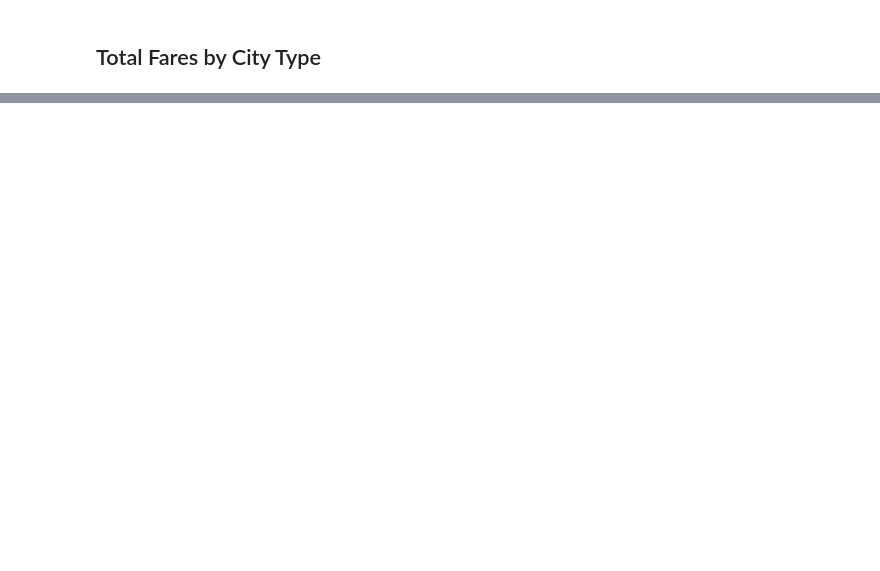
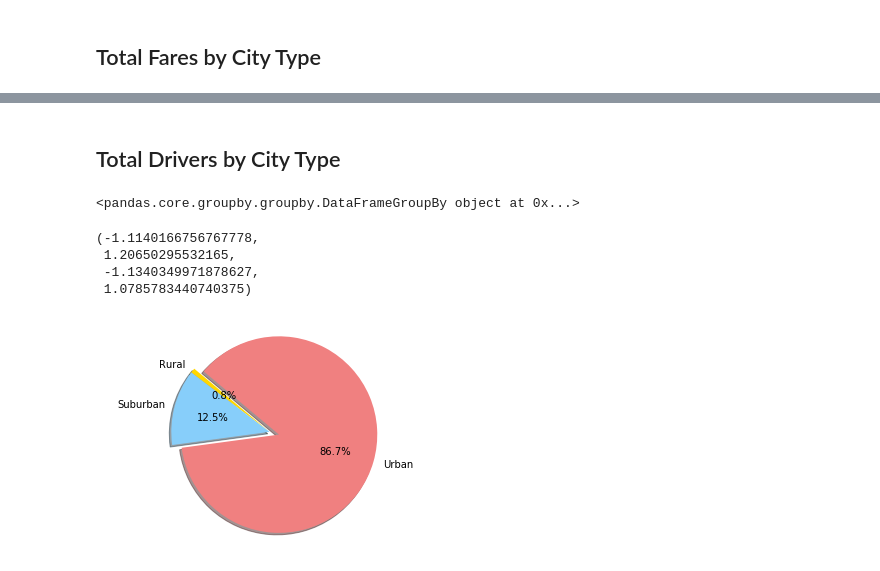
Before and after one commit to licia858/Matplotlib, a Jupyter notebook: Instructions/Pyber/pyber_starter.ipynb, the cells around one changed output, grey strips where cells are left out. Drawn from its saved outputs; the diff is of its cells as text; code cells hidden in the pictures; blank space fills up the shorter version.

```diff
--- a/Instructions/Pyber/pyber_starter.ipynb
+++ b/Instructions/Pyber/pyber_starter.ipynb
@@ -52,3 +143,31 @@ plt.show()
+# %% [markdown]
+## Total Drivers by City Type
+# %%
+# Calculate Driver Percents
+TypeGroup = CombinedCityRide_df.groupby('type')
+print(TypeGroup)
+DriverCount = TypeGroup['driver_count'].sum()
+Driver_df = pd.DataFrame(DriverCount)
+Driver_df
+DriverPrecentage = (DriverCount/TotalDriver*100)
+DriverPrecentage
+
+# Build Pie Chart
+explode = (0,0,0.1)
+colors = ['Gold', 'LightSkyBlue', 'LightCoral']
+labels = Fare_df['type']
+plt.pie(DriverPrecentage, explode=explode, labels=labels, colors=colors,
+        autopct="%1.1f%%", shadow=True, startangle=140)
+plt.axis("equal")
+
+# Save Figure
+# %% [output]
+<pandas.core.groupby.groupby.DataFrameGroupBy object at 0x...>
+(-1.1140166756767778,
+ 1.20650295532165,
+ -1.1340349971878627,
+ 1.0785783440740375)
+[figure, added]
 # %%
 # Show Figure
 plt.show()
```
Also changed, not shown: parts of 19 cells of this notebook.
